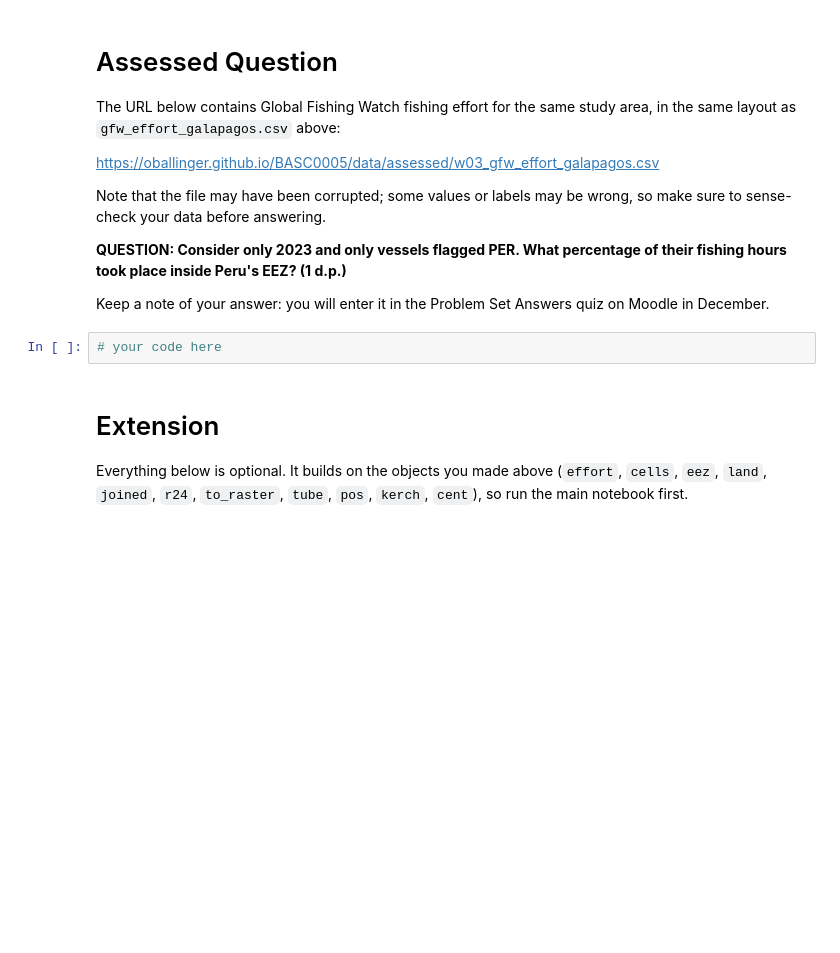
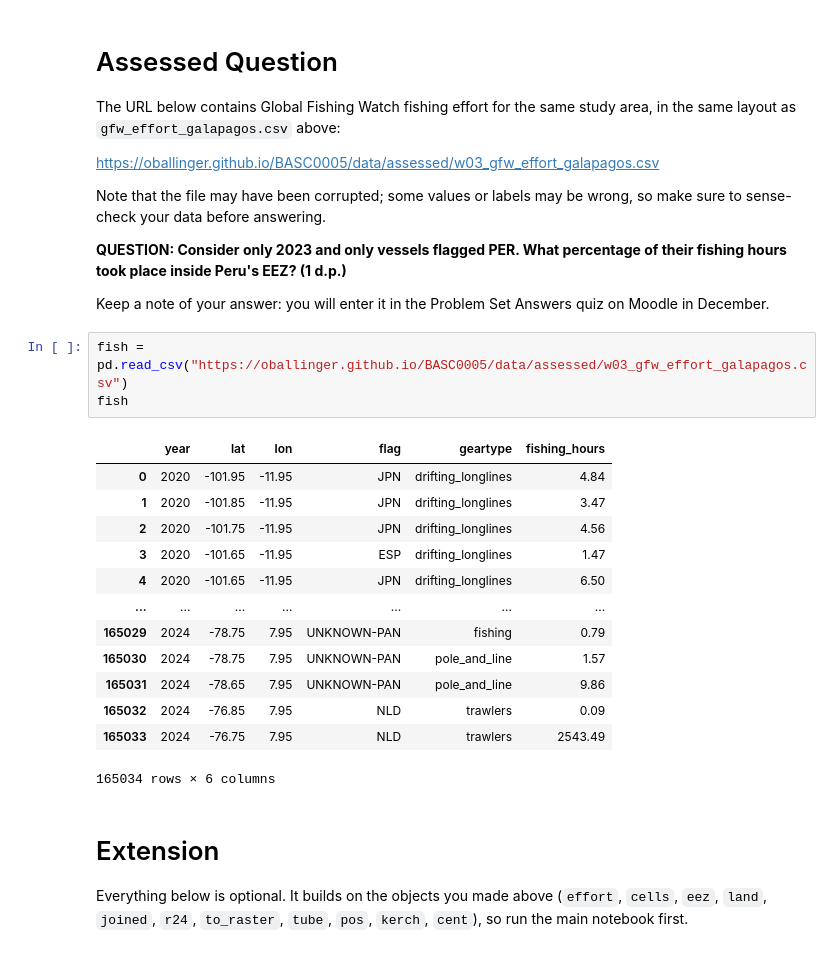
Before and after one commit to RouyiG/QM2, a Jupyter notebook: notebooks/W03. Spatial Data.ipynb, the cells around one changed output. Drawn from its saved outputs; the diff is of its cells as text; blank space fills up the shorter version.

```diff
--- a/notebooks/W03. Spatial Data.ipynb
+++ b/notebooks/W03. Spatial Data.ipynb
@@ -396,7 +434,22 @@ Note that the file may have been corrupted; some values or labels may be wrong,
 
 Keep a note of your answer: you will enter it in the Problem Set Answers quiz on Moodle in December.
 # %%
-# your code here
+fish = pd.read_csv("https://oballinger.github.io/BASC0005/data/assessed/w03_gfw_effort_galapagos.csv")
+fish
+# %% [output]
+|  | year | lat | lon | flag | geartype | fishing_hours |
+| 0 | 2020 | -101.95 | -11.95 | JPN | drifting_longlines | 4.84 |
+| 1 | 2020 | -101.85 | -11.95 | JPN | drifting_longlines | 3.47 |
+| 2 | 2020 | -101.75 | -11.95 | JPN | drifting_longlines | 4.56 |
+| 3 | 2020 | -101.65 | -11.95 | ESP | drifting_longlines | 1.47 |
+| 4 | 2020 | -101.65 | -11.95 | JPN | drifting_longlines | 6.50 |
+| ... | ... | ... | ... | ... | ... | ... |
+| 165029 | 2024 | -78.75 | 7.95 | UNKNOWN-PAN | fishing | 0.79 |
+| 165030 | 2024 | -78.75 | 7.95 | UNKNOWN-PAN | pole_and_line | 1.57 |
+| 165031 | 2024 | -78.65 | 7.95 | UNKNOWN-PAN | pole_and_line | 9.86 |
+| 165032 | 2024 | -76.85 | 7.95 | NLD | trawlers | 0.09 |
+| 165033 | 2024 | -76.75 | 7.95 | NLD | trawlers | 2543.49 |
+165034 rows × 6 columns
 # %% [markdown]
 # Extension
 
```
Also changed, not shown: parts of 14 cells of this notebook.
